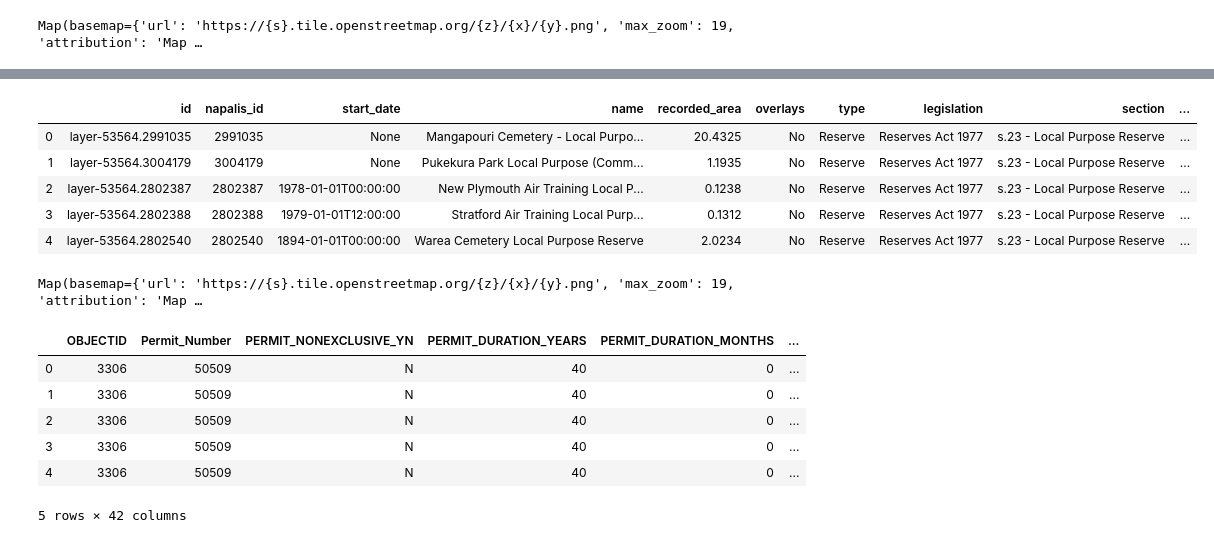
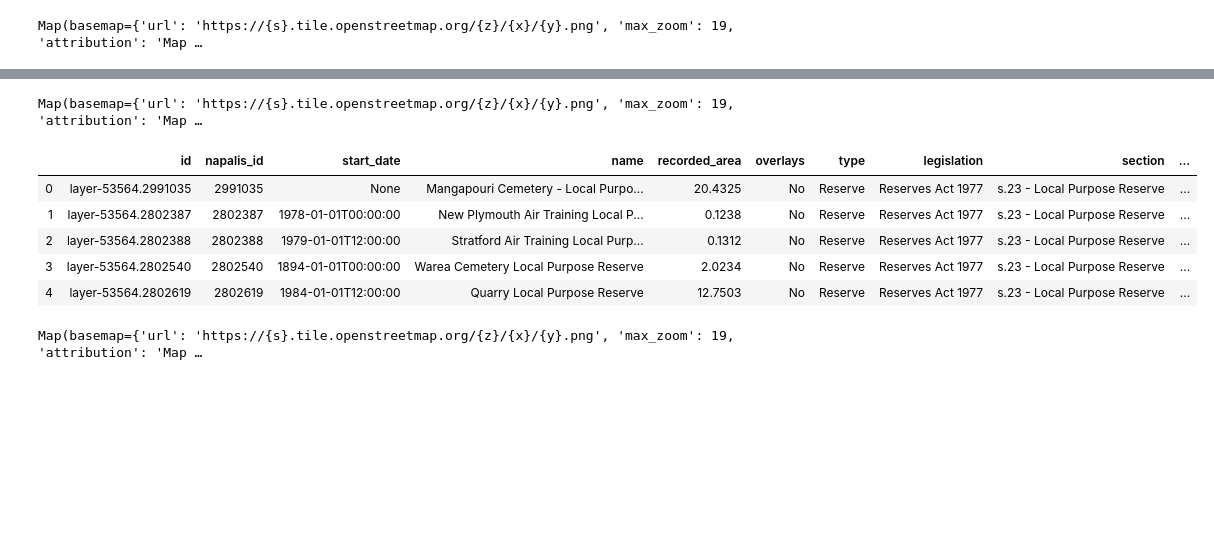
Before and after one commit to VenkataramananSelvaraju/Jupyter-Notebooks, a Jupyter notebook: Use Case/Use Case 3.ipynb, the cells around one changed output, grey strips where cells are left out. Drawn from its saved outputs; the diff is of its cells as text; code cells hidden in the pictures; blank space fills up the shorter version.

```diff
--- a/Use Case/Use Case 3.ipynb
+++ b/Use Case/Use Case 3.ipynb
@@ -132,27 +158,61 @@ Map(basemap={'url': 'https://{s}.tile.openstreetmap.org/{z}/{x}/{y}.png', 'max_z
+# %%
+from ipywidgets import Text, HTML, Layout
+import textwrap
+
+from ipyleaflet import Map, GeoData, basemaps, LayersControl, WidgetControl
+
+def minerals_click_handler (feature=None, **kwargs):
+    if feature is not None:
+        minerals_html.value = ''
+        items = feature['properties']
+        for item in items:
+            minerals_html.value += '<h6>{}: <b>{}</b></h6>'.format(item, textwrap.shorten(str(items[item]), width=40))
+
+minerals_geo_data = GeoData(
+    geo_dataframe=minerals_df,
+    style={'color': 'red', 'fillColor': '#cc3333', 'opacity':0.05, 'weight':1.9, 'dashArray':'2', 'fillOpacity':0.6},
+    hover_style={'fillColor': 'green' , 'fillOpacity': 0.2},
+    name='Minerals Active Permits'
+)
+minerals_geo_data.on_click(minerals_click_handler)
+
+m = Map(center=(-39.285543, 174.025330), zoom=7, layout=dict(height='800px'))
+m.add_layer(minerals_geo_data)
+
+minerals_html = HTML('')
+minerals_html.layout.margin = '0px 10px 10px 10px'
+minerals_control = WidgetControl(widget=minerals_html, position='bottomright')
+m.add_control(minerals_control)
+
+m.add_control(LayersControl())
+
+m
+# %% [output]
+Map(basemap={'url': 'https://{s}.tile.openstreetmap.org/{z}/{x}/{y}.png', 'max_zoom': 19, 'attribution': 'Map …
 # %%
 import geopandas as gpd
 from requests import Request
 from owslib.wfs import WebFeatureService
 
 params = dict(
     service='WFS',
     version="2.0.0",
     request='GetFeature',
     typeName='data.linz.govt.nz:layer-53564',
     outputFormat='json',
     srsname='urn:ogc:def:crs:EPSG::4326',
     bbox='173.7165,-39.737,175.4963,-38.8528,EPSG:4326'
 )
 q = Request('GET', 'https://data.linz.govt.nz/services;key=e1cd2f7203d74a9ea5d179f269de890b/wfs', params=params).prepare().url
 
-taranaki_rural_df = gpd.read_file(q)
+conservation_layer_df = gpd.read_file(q)
 
-taranaki_rural_df.head()
+conservation_layer_df.head()
 # %% [output]
 |  | id | napalis_id | start_date | name | recorded_area | overlays | type | legislation | section | ... |
 | 0 | layer-53564.2991035 | 2991035 | None | Mangapouri Cemetery - Local Purpo... | 20.4325 | No | Reserve | Reserves Act 1977 | s.23 - Local Purpose Reserve | ... |
-| 1 | layer-53564.3004179 | 3004179 | None | Pukekura Park Local Purpose (Comm... | 1.1935 | No | Reserve | Reserves Act 1977 | s.23 - Local Purpose Reserve | ... |
-| 2 | layer-53564.2802387 | 2802387 | 1978-01-01T00:00:00 | New Plymouth Air Training Local P... | 0.1238 | No | Reserve | Reserves Act 1977 | s.23 - Local Purpose Reserve | ... |
-| 3 | layer-53564.2802388 | 2802388 | 1979-01-01T12:00:00 | Stratford Air Training Local Purp... | 0.1312 | No | Reserve | Reserves Act 1977 | s.23 - Local Purpose Reserve | ... |
-| 4 | layer-53564.2802540 | 2802540 | 1894-01-01T00:00:00 | Warea Cemetery Local Purpose Reserve | 2.0234 | No | Reserve | Reserves Act 1977 | s.23 - Local Purpose Reserve | ... |
+| 1 | layer-53564.2802387 | 2802387 | 1978-01-01T00:00:00 | New Plymouth Air Training Local P... | 0.1238 | No | Reserve | Reserves Act 1977 | s.23 - Local Purpose Reserve | ... |
+| 2 | layer-53564.2802388 | 2802388 | 1979-01-01T12:00:00 | Stratford Air Training Local Purp... | 0.1312 | No | Reserve | Reserves Act 1977 | s.23 - Local Purpose Reserve | ... |
+| 3 | layer-53564.2802540 | 2802540 | 1894-01-01T00:00:00 | Warea Cemetery Local Purpose Reserve | 2.0234 | No | Reserve | Reserves Act 1977 | s.23 - Local Purpose Reserve | ... |
+| 4 | layer-53564.2802619 | 2802619 | 1984-01-01T12:00:00 | Quarry Local Purpose Reserve | 12.7503 | No | Reserve | Reserves Act 1977 | s.23 - Local Purpose Reserve | ... |
 # %%
@@ -169,15 +229,3 @@ m.add_layer(geo_data)
 m
 # %% [output]
 Map(basemap={'url': 'https://{s}.tile.openstreetmap.org/{z}/{x}/{y}.png', 'max_zoom': 19, 'attribution': 'Map …
-# %%
-res_intersection = gpd.overlay(petroleum_df, taranaki_rural_df, how='intersection')
-
-res_intersection.head()
-# %% [output]
-|  | OBJECTID | Permit_Number | PERMIT_NONEXCLUSIVE_YN | PERMIT_DURATION_YEARS | PERMIT_DURATION_MONTHS | ... |
-| 0 | 3306 | 50509 | N | 40 | 0 | ... |
-| 1 | 3306 | 50509 | N | 40 | 0 | ... |
-| 2 | 3306 | 50509 | N | 40 | 0 | ... |
-| 3 | 3306 | 50509 | N | 40 | 0 | ... |
-| 4 | 3306 | 50509 | N | 40 | 0 | ... |
-5 rows × 42 columns
```
Also changed, not shown: parts of 10 cells of this notebook, 1 other file.
